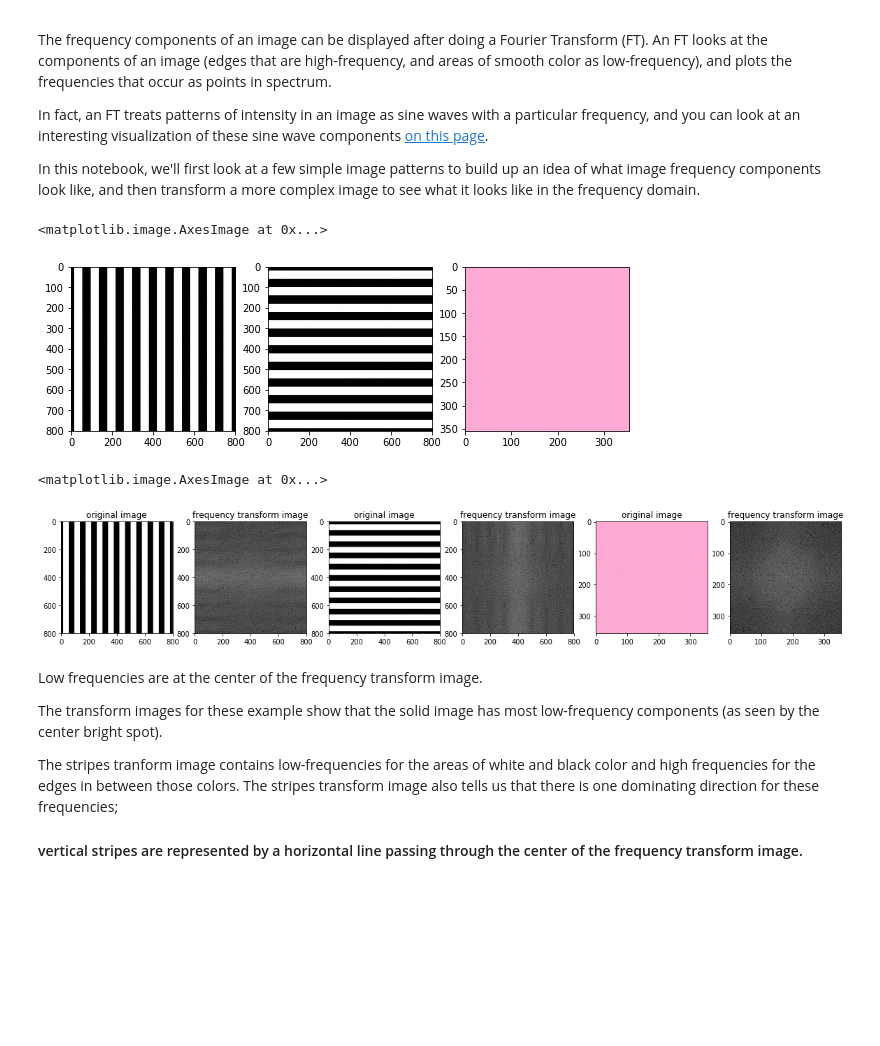
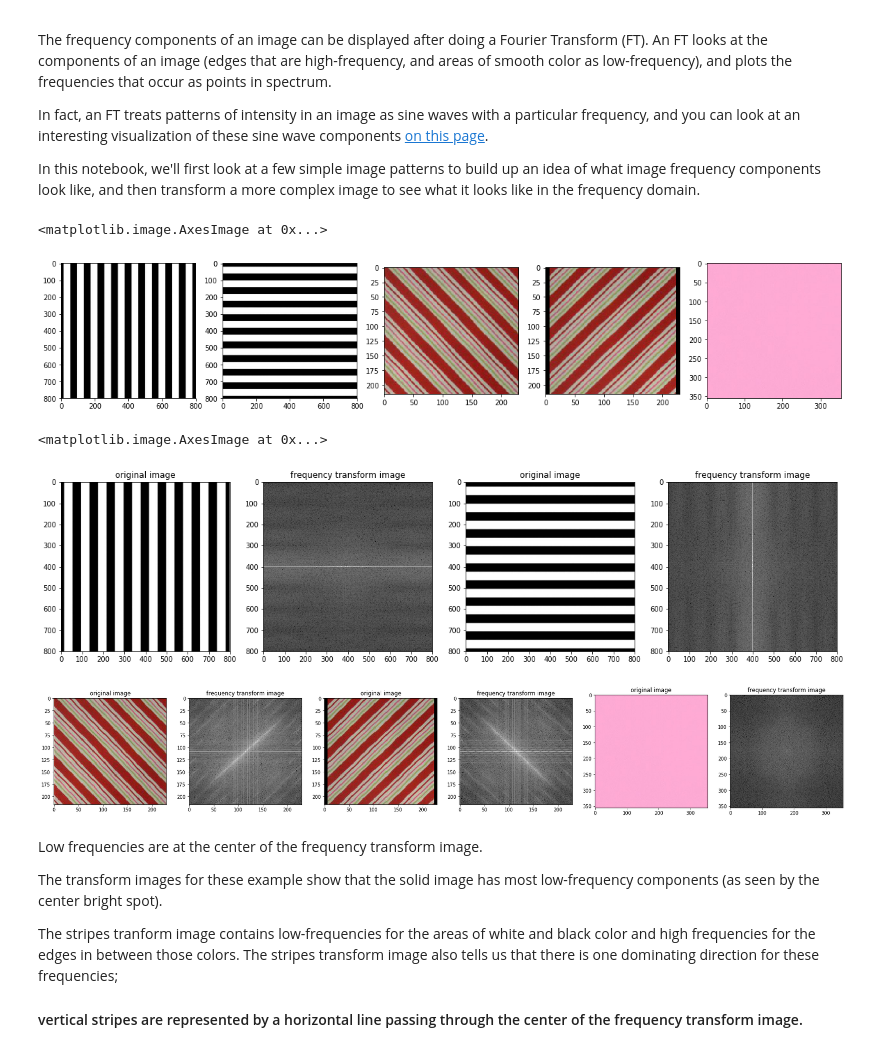
Before and after one commit to nageshannamareddy/CVND_Exercises, a Jupyter notebook: 1_2_Convolutional_Filters_Edge_Detection/1. Fourier Transform.ipynb, the cells around one changed output. Saved outputs shown, nothing was run; the diff lists cells and outputs as text; code cells hidden in the pictures; blank space fills up the shorter version.

Commit message:
Fourier Transform for Diagonal Stripes image added

```diff
--- a/1_2_Convolutional_Filters_Edge_Detection/1. Fourier Transform.ipynb
+++ b/1_2_Convolutional_Filters_Edge_Detection/1. Fourier Transform.ipynb
@@ -9,34 +9,45 @@ In this notebook, we'll first look at a few simple image patterns to build up an
 # %%
 import numpy as np
 import matplotlib.pyplot as plt
 import cv2
 import imutils
 
 %matplotlib inline
 
 # Read in the images
 image_stripes = cv2.imread('images/stripes.jpg')
 # Change color to RGB (from BGR)
 image_stripes = cv2.cvtColor(image_stripes, cv2.COLOR_BGR2RGB)
 
-#Nagesh - Flip the image by 90 degrees to view the Fountier Transform for the horizontal stripes image
+#Flip the image by 90 degrees to view the Fountier Transform for the horizontal stripes image
 image_stripes_horizontal = imutils.rotate(image_stripes,90);
+
+# Read in the images
+image_diagonal_stripes_original = cv2.imread('images/stripes_diagonal.JPG')
+# Change color to RGB (from BGR)
+image_stripes_diagonal = cv2.cvtColor(image_diagonal_stripes_original, cv2.COLOR_BGR2RGB)
+
+#Flip the image by 90 degrees to view the Fountier Transform
+image_stripes_diagonal_rotated = imutils.rotate(image_stripes_diagonal,90);
+
 
 # Read in the images
 image_solid = cv2.imread('images/pink_solid.jpg')
 # Change color to RGB (from BGR)
 image_solid = cv2.cvtColor(image_solid, cv2.COLOR_BGR2RGB)
 
 
 # Display the images
-f, (ax1,ax2,ax3) = plt.subplots(1, 3, figsize=(10,5))
+f, (ax1,ax2,ax3,ax4,ax5) = plt.subplots(1, 5, figsize=(20,10))
 
 ax1.imshow(image_stripes)
 ax2.imshow(image_stripes_horizontal)
-ax3.imshow(image_solid)
+ax3.imshow(image_stripes_diagonal)
+ax4.imshow(image_stripes_diagonal_rotated)
+ax5.imshow(image_solid)
 # %% [output]
 <matplotlib.image.AxesImage at 0x...>
-[figure, old version]
+[figure, new version]
 # %%
 # convert to grayscale to focus on the intensity patterns in the image
 gray_stripes = cv2.cvtColor(image_stripes, cv2.COLOR_RGB2GRAY)
@@ -62,12 +79,15 @@ def ft_image(norm_image):
 # Call the function on the normalized images
 # and display the transforms
 f_stripes = ft_image(norm_stripes)
+f_stripes_horizontal = ft_image(norm_stripes_horizontal)
+f_stripes_diagonal = ft_image(norm_stripes_diagonal)
+f_stripes_diagonal_rotated = ft_image(norm_stripes_diagonal_rotated)
 f_solid = ft_image(norm_solid)
-f_stripes_horizontal = ft_image(norm_stripes_horizontal)
+
 
 # display the images
 # original images to the left of their frequency transform
-f, (ax1,ax2,ax3,ax4,ax5,ax6) = plt.subplots(1, 6, figsize=(20,10))
+f, (ax1,ax2,ax3,ax4) = plt.subplots(1, 4, figsize=(20,10))
 
 ax1.set_title('original image')
 ax1.imshow(image_stripes)
@@ -79,13 +99,27 @@ ax3.imshow(image_stripes_horizontal)
 ax4.set_title('frequency transform image')
 ax4.imshow(f_stripes_horizontal, cmap='gray')
 
+
+f, (ax5,ax6,ax7,ax8,ax9,ax10) = plt.subplots(1, 6, figsize=(30,10))
+
 ax5.set_title('original image')
-ax5.imshow(image_solid)
+ax5.imshow(image_stripes_diagonal)
 ax6.set_title('frequency transform image')
-ax6.imshow(f_solid, cmap='gray')
+ax6.imshow(f_stripes_diagonal, cmap='gray')
+
+ax7.set_title('original image')
+ax7.imshow(image_stripes_diagonal_rotated)
+ax8.set_title('frequency transform image')
+ax8.imshow(f_stripes_diagonal_rotated, cmap='gray')
+
+ax9.set_title('original image')
+ax9.imshow(image_solid)
+ax10.set_title('frequency transform image')
+ax10.imshow(f_solid, cmap='gray')
 # %% [output]
 <matplotlib.image.AxesImage at 0x...>
-[figure, old version]
+[figure, new version]
+[figure, added]
 # %% [markdown]
 Low frequencies are at the center of the frequency transform image.
 
```
Also changed, not shown: parts of 1 cell of this notebook.
